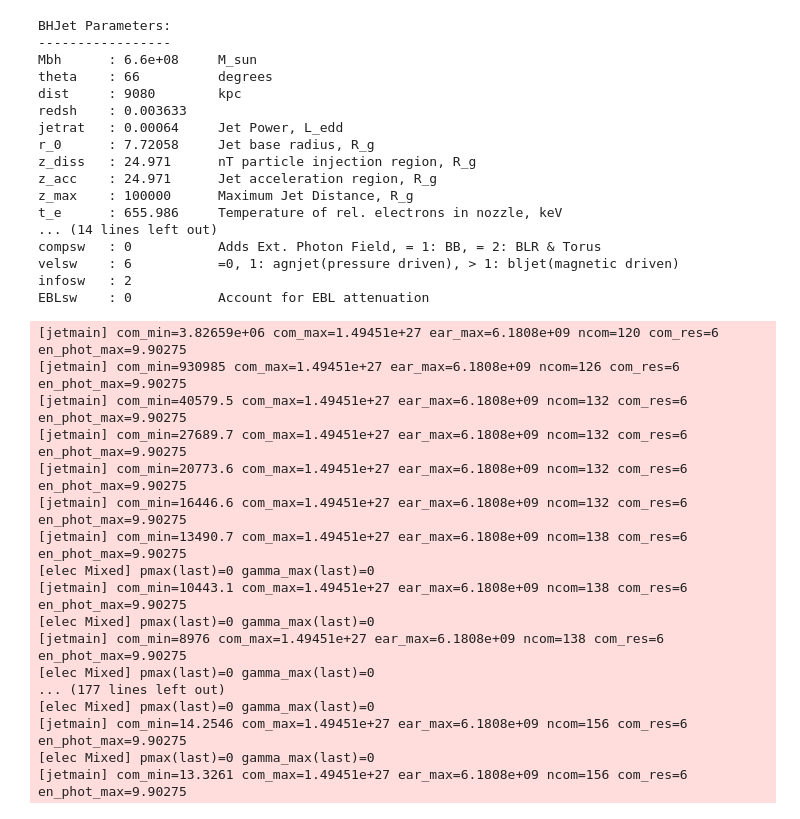
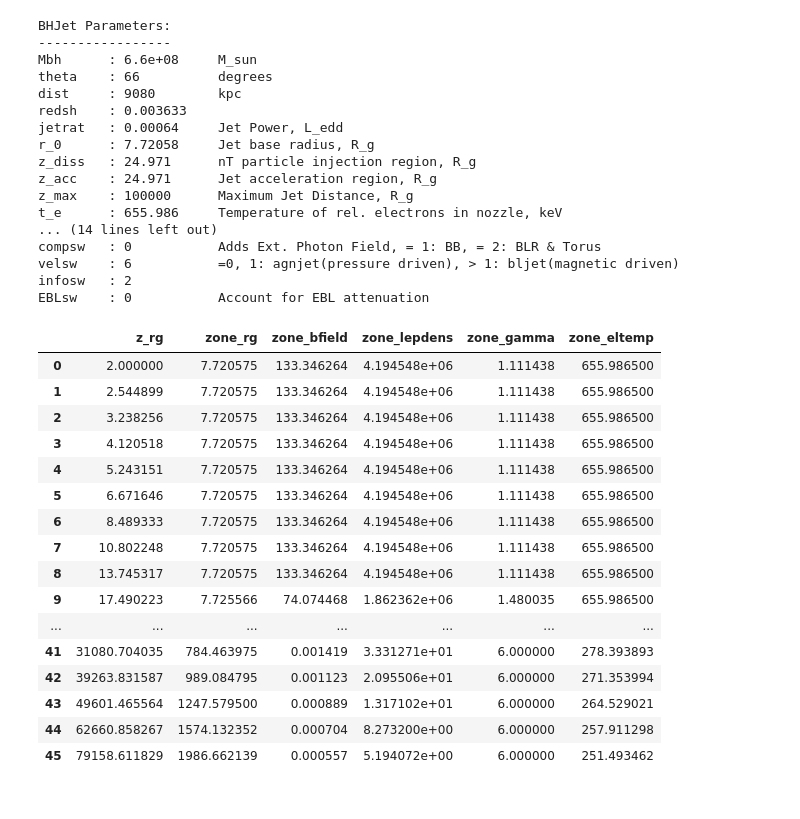
Before and after one commit to rubyduncan/pybhjet, a Jupyter notebook: PyBHJet/Testing/pybhjet_example.ipynb, the cells around one changed output. Saved outputs shown, nothing was run; the diff lists cells and outputs as text; code cells hidden in the pictures.

```diff
--- a/PyBHJet/Testing/pybhjet_example.ipynb
+++ b/PyBHJet/Testing/pybhjet_example.ipynb
@@ -48,33 +48,49 @@ infosw   : 2
 EBLsw    : 0           Account for EBL attenuation
 # %%
 #running bhjet with set parameters:
-bhjet.cutoff_type = 2
-bhjet.set_parameter("f_sc", 7e-9)
-
+bhjet.cutoff_type = 0
 bhjet.run()
 output = bhjet.get_output()
 
-#for accessing the output/ making plots of the output:
-comp_exp = preprocess_component_output(output)
-exp_numdens = preprocess_numdens_output(output)
-exp_zone = preprocess_jet_profile(output)
+# #for accessing the output/ making plots of the output:
+# comp_exp = preprocess_component_output(output)
+# exp_numdens = preprocess_numdens_output(output)
+# exp_zone = preprocess_jet_profile(output)
+
+# #running bhjet with set parameters:
+# bhjet.cutoff_type = 2
+
+# bhjet.run()
+# output = bhjet.get_output()
+
+# #for accessing the output/ making plots of the output:
+# sec_exp = preprocess_component_output(output)
+# sec_numdens = preprocess_numdens_output(output)
+# sec_zone = preprocess_jet_profile(output)
-# %% [output]
-[jetmain] com_min=3.82659e+06 com_max=1.49451e+27 ear_max=6.1808e+09 ncom=120 com_res=6 en_phot_max=9.90275
-[jetmain] com_min=930985 com_max=1.49451e+27 ear_max=6.1808e+09 ncom=126 com_res=6 en_phot_max=9.90275
-[jetmain] com_min=40579.5 com_max=1.49451e+27 ear_max=6.1808e+09 ncom=132 com_res=6 en_phot_max=9.90275
-[jetmain] com_min=27689.7 com_max=1.49451e+27 ear_max=6.1808e+09 ncom=132 com_res=6 en_phot_max=9.90275
-[jetmain] com_min=20773.6 com_max=1.49451e+27 ear_max=6.1808e+09 ncom=132 com_res=6 en_phot_max=9.90275
-[jetmain] com_min=16446.6 com_max=1.49451e+27 ear_max=6.1808e+09 ncom=132 com_res=6 en_phot_max=9.90275
-[jetmain] com_min=13490.7 com_max=1.49451e+27 ear_max=6.1808e+09 ncom=138 com_res=6 en_phot_max=9.90275
-[elec Mixed] pmax(last)=0 gamma_max(last)=0
-[jetmain] com_min=10443.1 com_max=1.49451e+27 ear_max=6.1808e+09 ncom=138 com_res=6 en_phot_max=9.90275
-[elec Mixed] pmax(last)=0 gamma_max(last)=0
-[jetmain] com_min=8976 com_max=1.49451e+27 ear_max=6.1808e+09 ncom=138 com_res=6 en_phot_max=9.90275
-[elec Mixed] pmax(last)=0 gamma_max(last)=0
-... (177 lines left out)
-[elec Mixed] pmax(last)=0 gamma_max(last)=0
-[jetmain] com_min=14.2546 com_max=1.49451e+27 ear_max=6.1808e+09 ncom=156 com_res=6 en_phot_max=9.90275
-[elec Mixed] pmax(last)=0 gamma_max(last)=0
-[jetmain] com_min=13.3261 com_max=1.49451e+27 ear_max=6.1808e+09 ncom=156 com_res=6 en_phot_max=9.90275
+# %%
+bhjet.set_parameter("infosw", 3)
+bhjet.run()
+output = bhjet.get_output()
+test_zone = preprocess_jet_profile(output)
+# %%
+test_zone
+# %% [output]
+|  | z_rg | zone_rg | zone_bfield | zone_lepdens | zone_gamma | zone_eltemp |
+| 0 | 2.000000 | 7.720575 | 133.346264 | 4.194548e+06 | 1.111438 | 655.986500 |
+| 1 | 2.544899 | 7.720575 | 133.346264 | 4.194548e+06 | 1.111438 | 655.986500 |
+| 2 | 3.238256 | 7.720575 | 133.346264 | 4.194548e+06 | 1.111438 | 655.986500 |
+| 3 | 4.120518 | 7.720575 | 133.346264 | 4.194548e+06 | 1.111438 | 655.986500 |
+| 4 | 5.243151 | 7.720575 | 133.346264 | 4.194548e+06 | 1.111438 | 655.986500 |
+| 5 | 6.671646 | 7.720575 | 133.346264 | 4.194548e+06 | 1.111438 | 655.986500 |
+| 6 | 8.489333 | 7.720575 | 133.346264 | 4.194548e+06 | 1.111438 | 655.986500 |
+| 7 | 10.802248 | 7.720575 | 133.346264 | 4.194548e+06 | 1.111438 | 655.986500 |
+| 8 | 13.745317 | 7.720575 | 133.346264 | 4.194548e+06 | 1.111438 | 655.986500 |
+| 9 | 17.490223 | 7.725566 | 74.074468 | 1.862362e+06 | 1.480035 | 655.986500 |
+| ... | ... | ... | ... | ... | ... | ... |
+| 41 | 31080.704035 | 784.463975 | 0.001419 | 3.331271e+01 | 6.000000 | 278.393893 |
+| 42 | 39263.831587 | 989.084795 | 0.001123 | 2.095506e+01 | 6.000000 | 271.353994 |
+| 43 | 49601.465564 | 1247.579500 | 0.000889 | 1.317102e+01 | 6.000000 | 264.529021 |
+| 44 | 62660.858267 | 1574.132352 | 0.000704 | 8.273200e+00 | 6.000000 | 257.911298 |
+| 45 | 79158.611829 | 1986.662139 | 0.000557 | 5.194072e+00 | 6.000000 | 251.493462 |
 # %%
 #example of how the data can be directly accesible:
```
Also changed, not shown: parts of 2 cells of this notebook, 22 other files.
